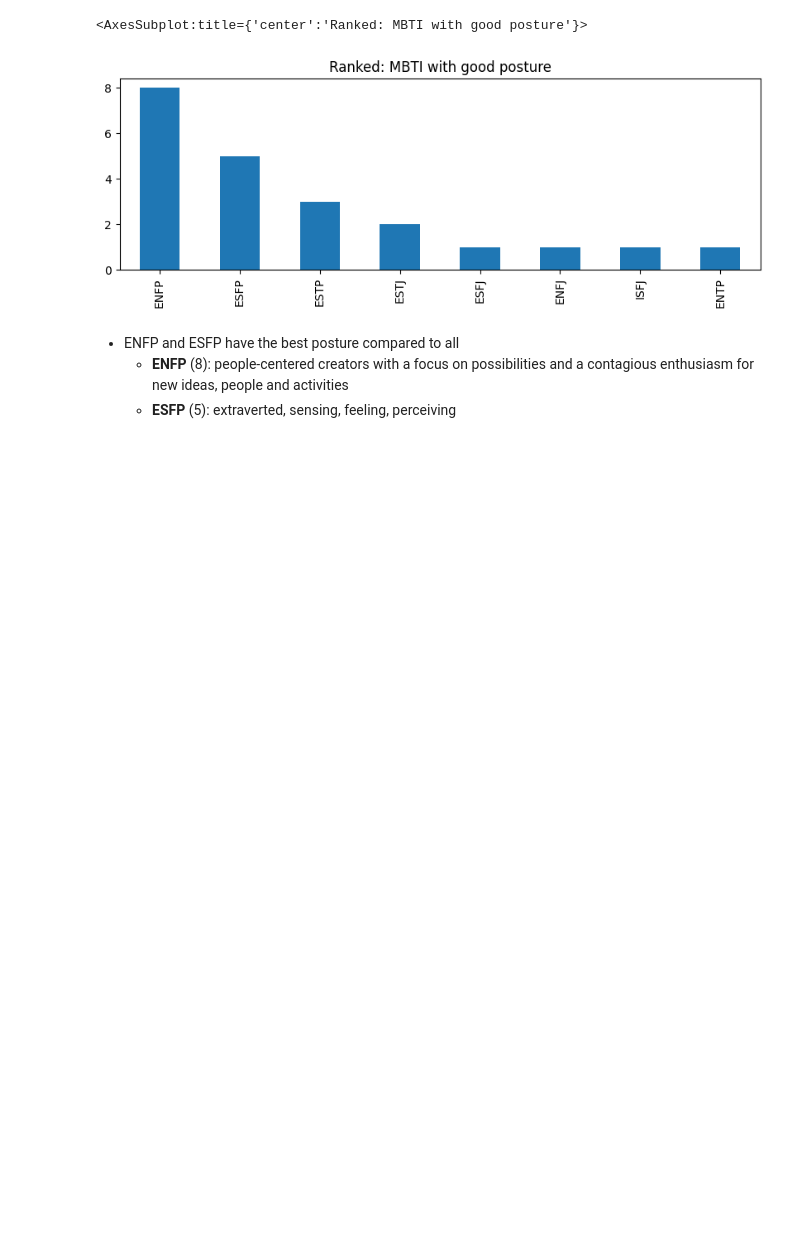
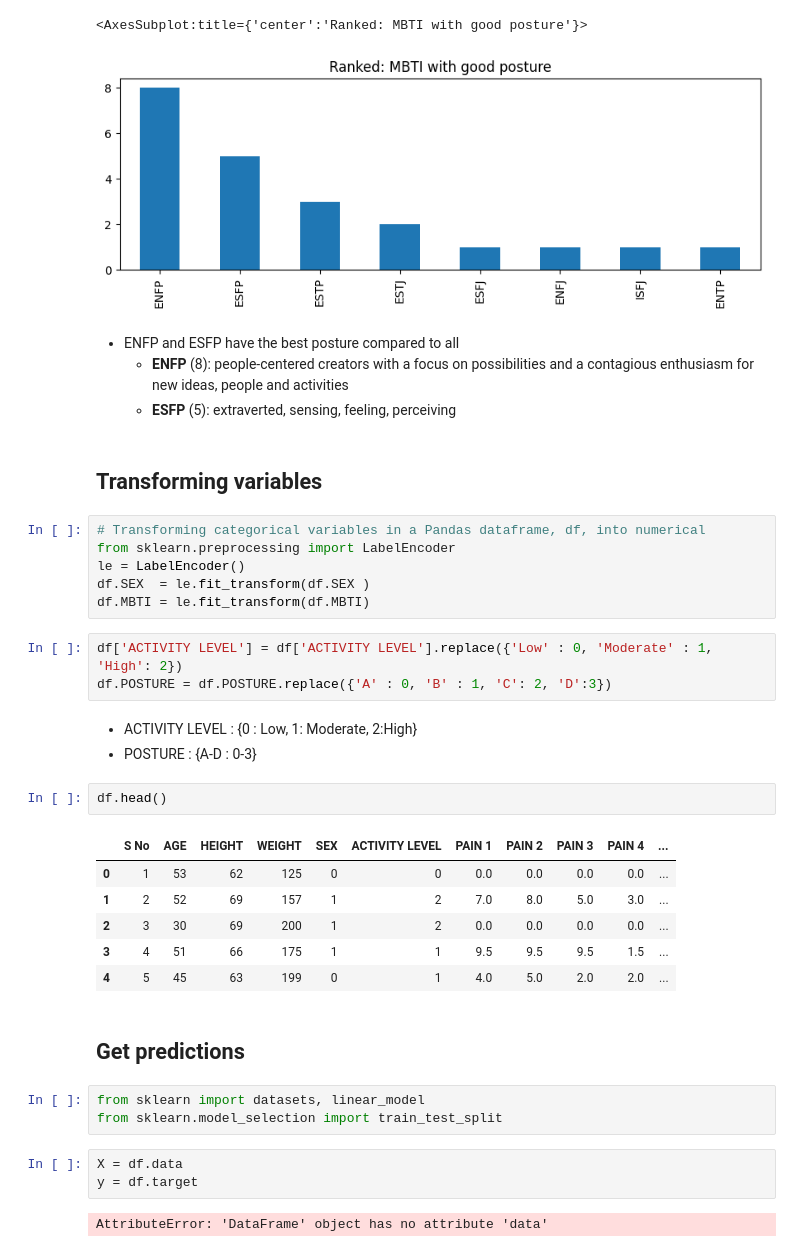
Before and after one commit to ortizfram/Correlation-Posture-VS-Personality-Trait, a Jupyter notebook: correlation.ipynb, the cells around one changed output. Cells and saved outputs as stored; diff of their text form; blank space fills up the shorter version.

Commit message:
starting predictions

```diff
--- a/correlation.ipynb
+++ b/correlation.ipynb
@@ -178,3 +178,36 @@ df[df["POSTURE"] == "A"].MBTI.value_counts().plot.bar(figsize=(10,3))
 - ENFP and ESFP have the best posture compared to all
     - **ENFP** (8): people-centered creators with a focus on possibilities and a contagious enthusiasm for new ideas, people and activities
     - **ESFP** (5): extraverted, sensing, feeling, perceiving
+# %% [markdown]
+## Transforming variables
+# %%
+# Transforming categorical variables in a Pandas dataframe, df, into numerical
+from sklearn.preprocessing import LabelEncoder
+le = LabelEncoder()
+df.SEX  = le.fit_transform(df.SEX )
+df.MBTI = le.fit_transform(df.MBTI)
+# %%
+df['ACTIVITY LEVEL'] = df['ACTIVITY LEVEL'].replace({'Low' : 0, 'Moderate' : 1, 'High': 2})
+df.POSTURE = df.POSTURE.replace({'A' : 0, 'B' : 1, 'C': 2, 'D':3})
+# %% [markdown]
+- ACTIVITY LEVEL : {0 : Low, 1: Moderate, 2:High}
+- POSTURE : {A-D : 0-3}
+# %%
+df.head()
+# %% [output]
+|  | S No | AGE | HEIGHT | WEIGHT | SEX | ACTIVITY LEVEL | PAIN 1 | PAIN 2 | PAIN 3 | PAIN 4 | ... |
+| 0 | 1 | 53 | 62 | 125 | 0 | 0 | 0.0 | 0.0 | 0.0 | 0.0 | ... |
+| 1 | 2 | 52 | 69 | 157 | 1 | 2 | 7.0 | 8.0 | 5.0 | 3.0 | ... |
+| 2 | 3 | 30 | 69 | 200 | 1 | 2 | 0.0 | 0.0 | 0.0 | 0.0 | ... |
+| 3 | 4 | 51 | 66 | 175 | 1 | 1 | 9.5 | 9.5 | 9.5 | 1.5 | ... |
+| 4 | 5 | 45 | 63 | 199 | 0 | 1 | 4.0 | 5.0 | 2.0 | 2.0 | ... |
+# %% [markdown]
+## Get predictions
+# %%
+from sklearn import datasets, linear_model
+from sklearn.model_selection import train_test_split
+# %%
+X = df.data
+y = df.target
+# %% [output]
+AttributeError: 'DataFrame' object has no attribute 'data'
```
Also changed, not shown: parts of 1 cell of this notebook.
